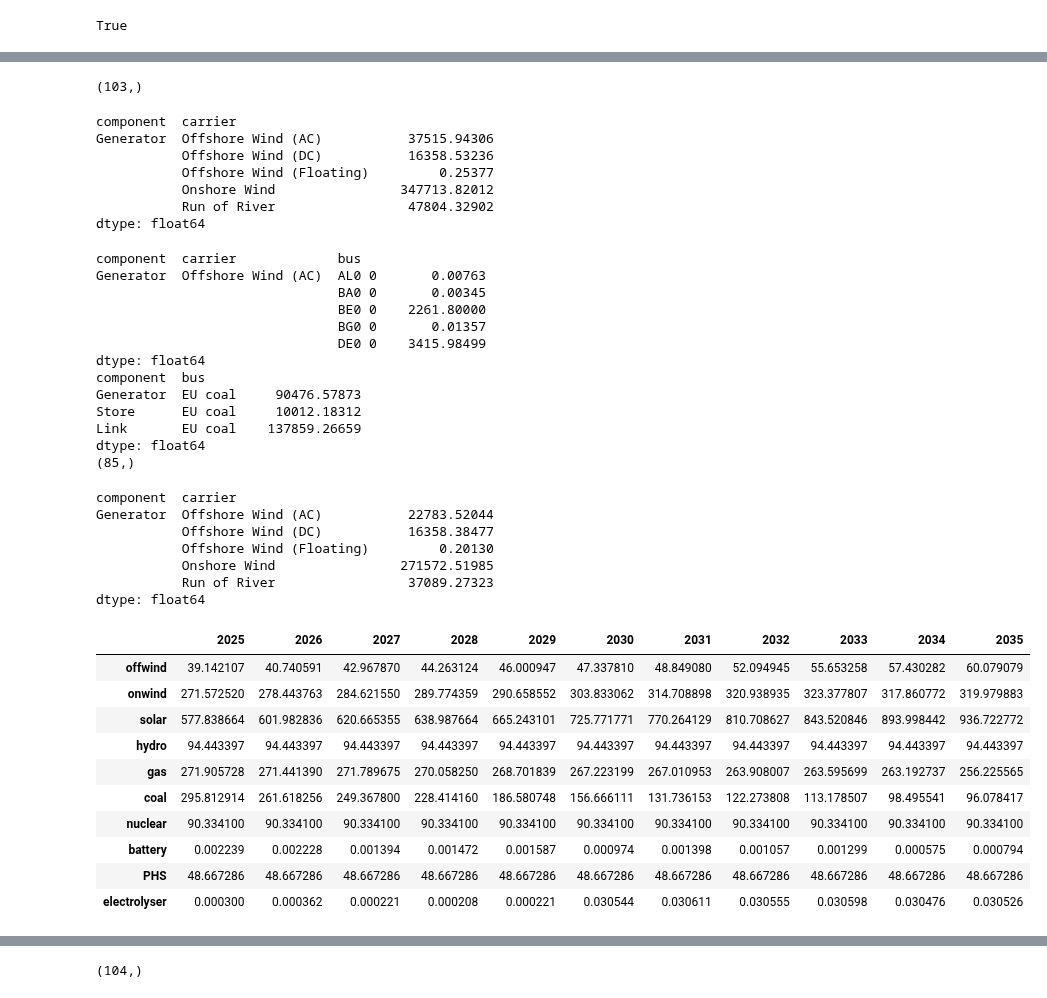
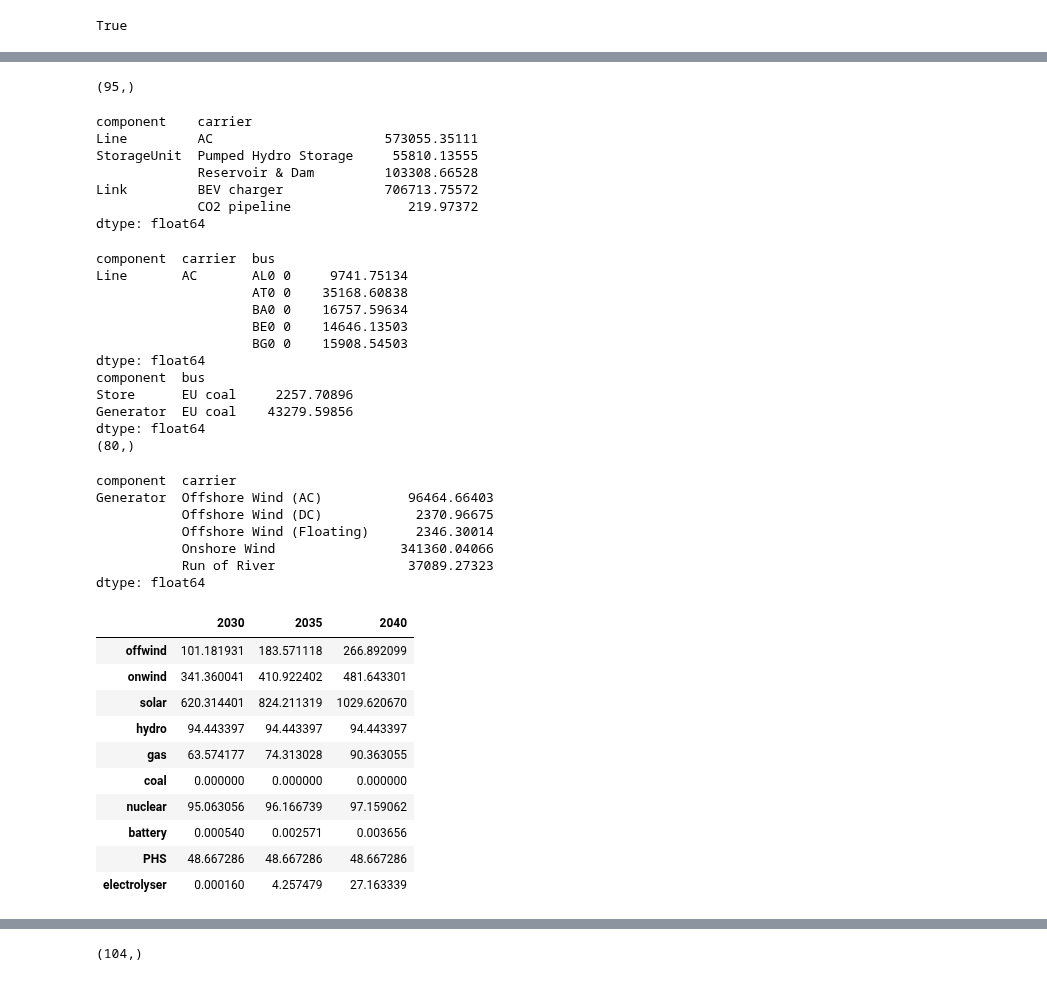
Before and after one commit to LukasFrankenQ/resilient-pypsa-eur, a Jupyter notebook: notebooks/future_validation.ipynb, the cells around one changed output, grey strips where cells are left out. Saved outputs shown, nothing was run; the diff lists cells and outputs as text; code cells hidden in the pictures.

```diff
--- a/notebooks/future_validation.ipynb
+++ b/notebooks/future_validation.ipynb
@@ -11,7 +11,7 @@ sys.path.append(str(Path.cwd().parent / 'scripts'))
 # %%
 from _tyndp_helpers import _extract_scenario_values, _extract_scenario_values_rowwise
 # %%
-years = range(2025, 2036)
+years = [2030, 2035, 2040]
 path = Path.cwd().parent / 'results' / 'networks'
 # %% [markdown]
 #### Transport
@@ -191,5 +187,5 @@ ns = {
     year: pypsa.Network(path / f'base_s_50__168H-T-H-B-I-A-dist1_{year}.nc')
     for year in years
 }
-n = ns[2025]
+n = ns[2030]
 # %% [output]
@@ -234,12 +222,12 @@ eu27_countries = [
     "ES",  # Spain
     "SE",  # Sweden
 ]
-eu27_buses = ns[2027].buses.index[
-    (ns[2027].buses.country.isin(eu27_countries)) &
-    (ns[2027].buses.carrier == 'AC')
+eu27_buses = ns[2030].buses.index[
+    (ns[2030].buses.country.isin(eu27_countries)) &
+    (ns[2030].buses.carrier == 'AC')
 ]
-all_eu27_buses = ns[2027].buses.index[
-    (ns[2027].buses.country.isin(eu27_countries))
+all_eu27_buses = ns[2030].buses.index[
+    (ns[2030].buses.country.isin(eu27_countries))
 ]
 # %%
 tyndp_colors = {
@@ -566,13 +559,13 @@ dtype: float64
 print(n.statistics.optimal_capacity().shape)
 n.statistics.optimal_capacity().head()
 # %% [output]
-(103,)
+(95,)
-component  carrier
-Generator  Offshore Wind (AC)           37515.94306
-           Offshore Wind (DC)           16358.53236
-           Offshore Wind (Floating)         0.25377
-           Onshore Wind                347713.82012
-           Run of River                 47804.32902
+component    carrier
+Line         AC                      573055.35111
+StorageUnit  Pumped Hydro Storage     55810.13555
+             Reservoir & Dam         103308.66528
+Link         BEV charger             706713.75572
+             CO2 pipeline               219.97372
 dtype: float64
 # %%
 ss = n.statistics.optimal_capacity(groupby=['carrier', 'bus'])
@@ -583,24 +576,23 @@ ss = ss.groupby(level=[0, 1]).sum()
 print(ss.shape)
 ss.head()
 # %% [output]
-component  carrier             bus
-Generator  Offshore Wind (AC)  AL0 0       0.00763
-                               BA0 0       0.00345
-                               BE0 0    2261.80000
-                               BG0 0       0.01357
-                               DE0 0    3415.98499
+component  carrier  bus
+Line       AC       AL0 0     9741.75134
+                    AT0 0    35168.60838
+                    BA0 0    16757.59634
+                    BE0 0    14646.13503
+                    BG0 0    15908.54503
 dtype: float64
 component  bus
-Generator  EU coal     90476.57873
-Store      EU coal     10012.18312
-Link       EU coal    137859.26659
+Store      EU coal     2257.70896
+Generator  EU coal    43279.59856
 dtype: float64
-(85,)
+(80,)
 component  carrier
-Generator  Offshore Wind (AC)           22783.52044
-           Offshore Wind (DC)           16358.38477
-           Offshore Wind (Floating)         0.20130
-           Onshore Wind                271572.51985
+Generator  Offshore Wind (AC)           96464.66403
+           Offshore Wind (DC)            2370.96675
+           Offshore Wind (Floating)      2346.30014
+           Onshore Wind                341360.04066
            Run of River                 37089.27323
 dtype: float64
 # %%
@@ -609,44 +601,45 @@ solar_capacity = solar_power_capacity_mix(valpath)
 onwind_capacity = wind_onshore_power_capacity_mix(valpath)
 offwind_capacity = wind_offshore_power_capacity_mix(valpath)
 nuclear_capacity = nuclear_power_capacity_mix(valpath)
 battery_capacity = battery_power_capacity_mix(valpath)
 
 data = []
 
 for year in years:
 
     year_caps = []
 
     caps = ns[year].statistics.optimal_capacity(groupby=['carrier', 'bus'])
     caps = caps.loc[idx[:, :, caps.index.get_level_values(2).isin(all_eu27_buses.tolist() + ['EU coal', 'EU lignite', 'EU uranium', 'EU gas'])]]
     caps = caps.groupby(level=[0, 1]).sum()
 
     for name, carriers in capacities.items():
 
         if name in ['coal', 'gas']:
+            carriers = caps.loc[idx['Link']].index.intersection(carriers)
             year_caps.append(caps.loc[idx['Link', carriers]].sum() * 1e-3)
         elif name in ['nuclear']:
             year_caps.append(caps.loc[idx['Generator', carriers]].sum() * 1e-3)
         else:
             year_caps.append(caps.loc[idx[:, carriers]].sum() * 1e-3)
 
     year_caps = pd.DataFrame({year: year_caps}, index=capacities.keys())
     data.append(year_caps)
 
 data = pd.concat(data, axis=1)
 data
 # %% [output]
-|  | 2025 | 2026 | 2027 | 2028 | 2029 | 2030 | 2031 | 2032 | 2033 | 2034 | 2035 |
-| offwind | 39.142107 | 40.740591 | 42.967870 | 44.263124 | 46.000947 | 47.337810 | 48.849080 | 52.094945 | 55.653258 | 57.430282 | 60.079079 |
-| onwind | 271.572520 | 278.443763 | 284.621550 | 289.774359 | 290.658552 | 303.833062 | 314.708898 | 320.938935 | 323.377807 | 317.860772 | 319.979883 |
-| solar | 577.838664 | 601.982836 | 620.665355 | 638.987664 | 665.243101 | 725.771771 | 770.264129 | 810.708627 | 843.520846 | 893.998442 | 936.722772 |
-| hydro | 94.443397 | 94.443397 | 94.443397 | 94.443397 | 94.443397 | 94.443397 | 94.443397 | 94.443397 | 94.443397 | 94.443397 | 94.443397 |
-| gas | 271.905728 | 271.441390 | 271.789675 | 270.058250 | 268.701839 | 267.223199 | 267.010953 | 263.908007 | 263.595699 | 263.192737 | 256.225565 |
-| coal | 295.812914 | 261.618256 | 249.367800 | 228.414160 | 186.580748 | 156.666111 | 131.736153 | 122.273808 | 113.178507 | 98.495541 | 96.078417 |
-| nuclear | 90.334100 | 90.334100 | 90.334100 | 90.334100 | 90.334100 | 90.334100 | 90.334100 | 90.334100 | 90.334100 | 90.334100 | 90.334100 |
-| battery | 0.002239 | 0.002228 | 0.001394 | 0.001472 | 0.001587 | 0.000974 | 0.001398 | 0.001057 | 0.001299 | 0.000575 | 0.000794 |
-| PHS | 48.667286 | 48.667286 | 48.667286 | 48.667286 | 48.667286 | 48.667286 | 48.667286 | 48.667286 | 48.667286 | 48.667286 | 48.667286 |
-| electrolyser | 0.000300 | 0.000362 | 0.000221 | 0.000208 | 0.000221 | 0.030544 | 0.030611 | 0.030555 | 0.030598 | 0.030476 | 0.030526 |
+|  | 2030 | 2035 | 2040 |
+| offwind | 101.181931 | 183.571118 | 266.892099 |
+| onwind | 341.360041 | 410.922402 | 481.643301 |
+| solar | 620.314401 | 824.211319 | 1029.620670 |
+| hydro | 94.443397 | 94.443397 | 94.443397 |
+| gas | 63.574177 | 74.313028 | 90.363055 |
+| coal | 0.000000 | 0.000000 | 0.000000 |
+| nuclear | 95.063056 | 96.166739 | 97.159062 |
+| battery | 0.000540 | 0.002571 | 0.003656 |
+| PHS | 48.667286 | 48.667286 | 48.667286 |
+| electrolyser | 0.000160 | 4.257479 | 27.163339 |
 # %%
 ylimmax = get_ylimmax([
     data.values.flatten(),
```
Also changed, not shown: parts of 10 cells of this notebook, 1 other file.
